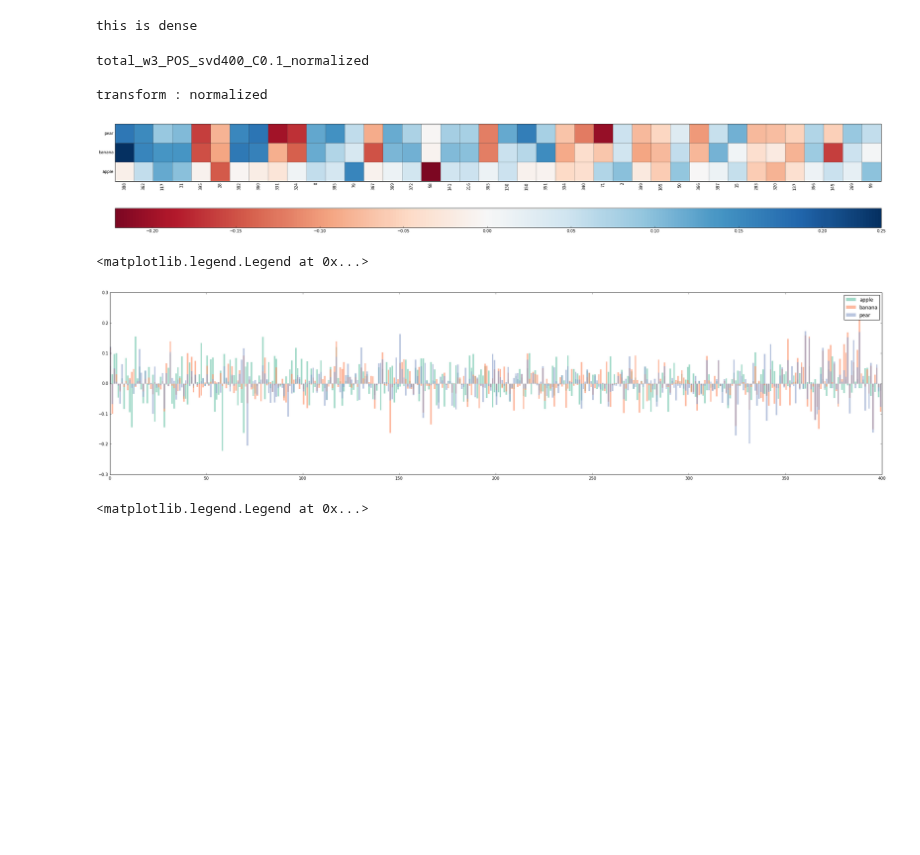
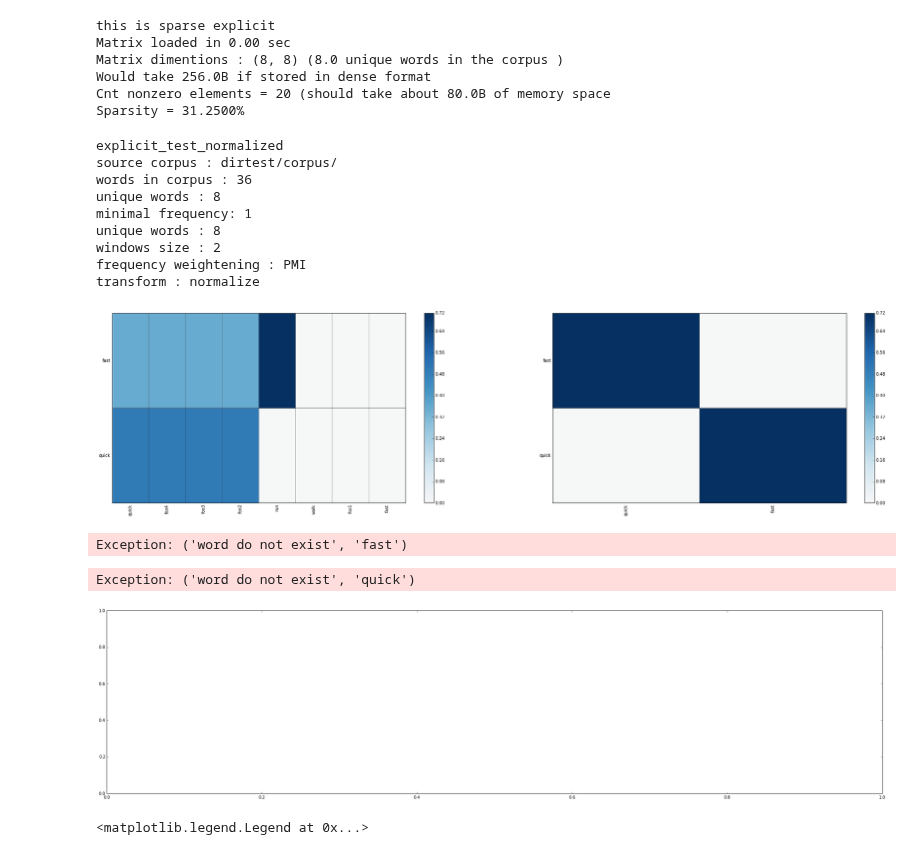
Before and after one commit to undertherain/vsmlib, a Jupyter notebook: python/matrices.ipynb, the cells around one changed output. Saved outputs shown, nothing was run; the diff lists cells and outputs as text; code cells hidden in the pictures; blank space fills up the shorter version.

Commit message:
changed to wstring all code (BNC_to_text might be broken) added test for vocab

```diff
--- a/python/matrices.ipynb
+++ b/python/matrices.ipynb
@@ -40,14 +40,16 @@ png_formatter = get_ipython().display_formatter.formatters['image/png']
 dpi = png_formatter.for_type(Image.Image, display_pil_image)
 # %%
 if socket.gethostname()=="cypress":  dir_root="/storage/scratch/BNC"
-if socket.gethostname()=="ashtree":  dir_root="/mnt/work/nlp_scratch/BNC_w1"
+if socket.gethostname()=="ashtree":
+    dir_root="/mnt/work/nlp_scratch/sparse/tmp"
+    dir_root="/mnt/work/nlp_scratch/test"
 if socket.gethostname()=="rc017.m.gsic.titech.ac.jp":  dir_root="/home/blackbird/data/scratch/brown"
 # %%
 #m=load_from_dir("/storage/scratch/brown_svd300")
 #imp.reload(vsmlib.model)
 
 #models=[]
-m=vsmlib.model.load_from_dir("/mnt/work/nlp_scratch/total_w3_POS_svd400_C0.1")
+m=vsmlib.model.load_from_dir(dir_root)
 #m=vsmlib.model.load_from_dir("/mnt/work/nlp_scratch/glove/glove.840B.300d")
 #m=vsmlib.model.load_from_dir("/mnt/work/nlp_scratch/glove/glove.6b.wiki_giga")
 
@@ -57,30 +59,43 @@ m=vsmlib.model.load_from_dir("/mnt/work/nlp_scratch/total_w3_POS_svd400_C0.1")
 #print(m.vocabulary.get_id("apple"))
 #m.vocabulary.get_word_by_id(3241)
 # %% [output]
-this is dense
+this is sparse explicit
+Matrix loaded in 0.00 sec
+Matrix dimentions : (8, 8) (8.0 unique words in the corpus )
+Would take 256.0B if stored in dense format
+Cnt nonzero elements = 20 (should take about 80.0B of memory space
+Sparsity = 31.2500%
 # %%
 #m.clip_negatives()
 #m = svd;
 m.normalize()
 print(m.name)
 print(m.provenance)
+
 #m.vocabulary.lst_words
 # %% [output]
-total_w3_POS_svd400_C0.1_normalized
-
-transform : normalized
+explicit_test_normalized
+source corpus : dirtest/corpus/
+words in corpus : 36
+unique words : 8
+minimal frequency: 1
+unique words : 8
+windows size : 2
+frequency weightening : PMI
+transform : normalize
 # %%
 #words_of_interest=["germany","berlin","japan","tokyo"]
 #words_of_interest=["fast","quick","rapid", "swift", "slow","sluggish", "delayed","apple"]
 words_of_interest=["apple","banana","pear"]
-#draw_features_and_similarity(m,words_of_interest)
-draw_features(m,words_of_interest,num_features=40)
+words_of_interest=["quick","fast"]
+draw_features_and_similarity(m,words_of_interest)
+#draw_features(m,words_of_interest,num_features=40)
 
 #plotvectors(m)
 #print(1)
 #m.viz_wordlist(words_of_interest,colored=True,show_legend=True)
 # %% [output]
-[figure, old version]
+[figure, new version]
 # %%
 v1=m.get_row("fast")
 lst_results=[]
@@ -91,6 +106,8 @@ for w in m.vocabulary.lst_words:
     lst_results=sorted(lst_results,key=lambda x: x[1])
     lst_results=lst_results[:10]
 lst_results
+# %% [output]
+Exception: ('word do not exist', 'fast')
 # %%
 fig,ax= plt.subplots()
 colors = brewer2mpl.get_map('Set2', 'qualitative', 8).mpl_colors
@@ -103,8 +120,8 @@ for w in words_of_interest:
 ax.set_xlim(0,400)
 plt.legend()
 # %% [output]
-<matplotlib.legend.Legend at 0x...>
+Exception: ('word do not exist', 'quick')
-[figure, old version]
+[figure, new version]
 # %%
 #create mask
 row1=m.get_row("pear")
```
Also changed, not shown: 13 other files.
